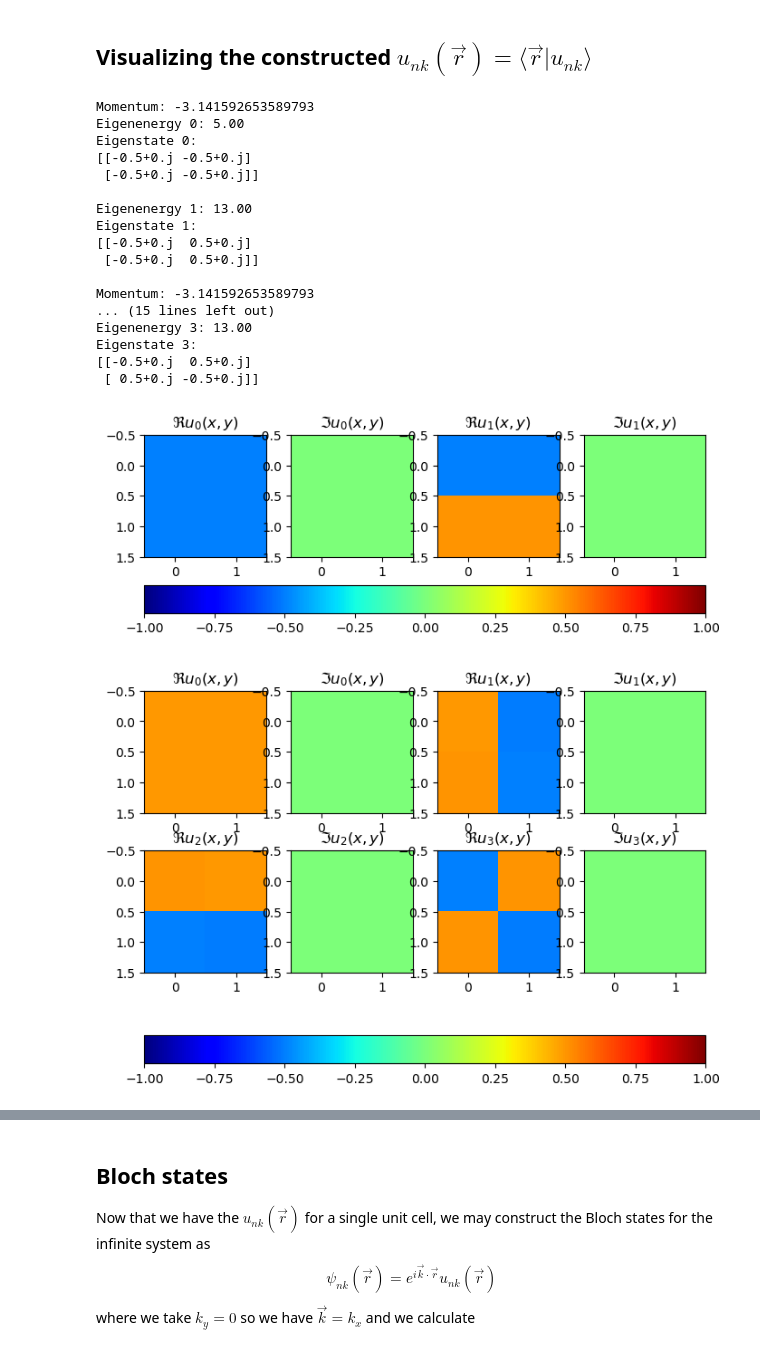
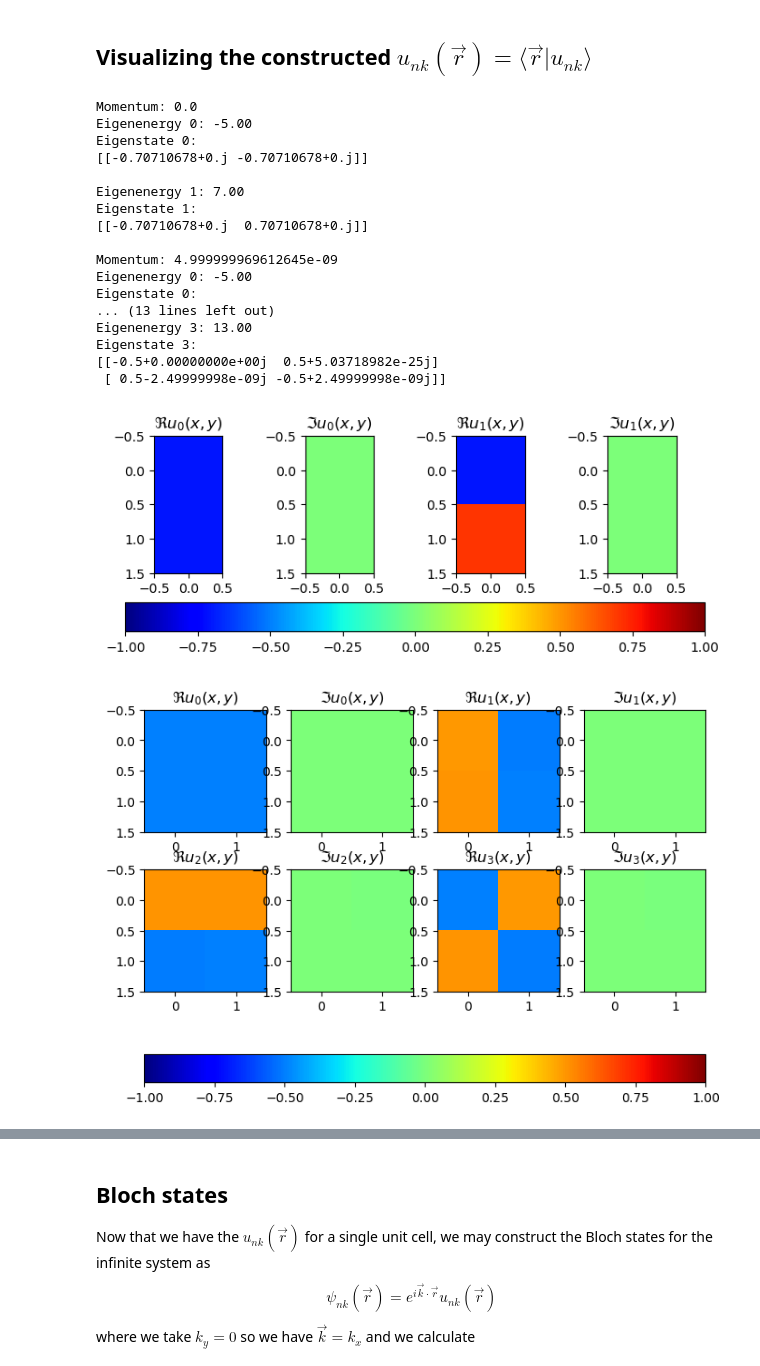
Before and after one commit to Jcrewse/helical-materials, a Jupyter notebook: kwant/ladder.ipynb, the cells around one changed output, grey strips where cells are left out. Saved outputs shown, nothing was run; the diff lists cells and outputs as text; code cells hidden in the pictures.

Commit message:
Bloch states restored. Unfolding to do.

```diff
--- a/kwant/ladder.ipynb
+++ b/kwant/ladder.ipynb
@@ -99,3 +108,14 @@ SC_sys = hamiltonian(a, b, width, hops, phi, N_phi)
+# %%
+# Create the systems for the primitive cell and super cell
+pc_sys = hamiltonian(a, b, width, hops, phi)
+SC_sys = hamiltonian(a, b, width, hops, phi, N_phi)
+
+# Retrieve positions
+pc_pos = np.array([site.pos for site in pc_sys.sites()])
+SC_pos = np.array([site.pos for site in SC_sys.sites()])
+
+pc_sys = pc_sys.finalized()
+SC_sys = SC_sys.finalized()
 # %% [markdown]
 ## Reciprocal lattice and the Brillouin zone
 A fundamental geometric consequence of performing calculations using supercells is the 'folding' of the Brillouin zone. For the simple supercell we consider here, scaling the primitive unit cell by the factor $N_{\phi}$ folds the primitive Brillouin zone (pbz) $N_{\phi}$ times, reducing the size of the super Brillouin zone (SBZ) by a factor $1/N_{\phi}$.
@@ -173,8 +207,8 @@ $$\begin{equation*}
 For our pbz/SBZ geometry we want to identify all wave vectors $\vec{K}$ which correspond to a folded $\vec{k}$. This is done by scanning through each $\vec{k}$ point in the pbz (the array `kpts`) and checking all supercell reciprocal lattice vectors $\vec{G}$ (within the finite, but large set we have defined) to see if the corresponding $\vec{K} = \vec{k} - \vec{G}$ falls within the SBZ we have defined. If the wave vector $\vec{K}$ is in the SBZ, we append that value to an array `Kpts` and the 'folding reciprocal lattice vector' $\vec{G}_i$ to an array `Gi`. Otherwise, we check another $\vec{G}$ until we have exhausted our reciprocal lattice vectors.
 # %%
 # Define the pbz wave vectors k
-N_kpts = 100
-kpts = np.linspace(-np.pi, np.pi, N_kpts)
+# Don't include -pi exactly to avoid double counting
+kpts = np.linspace(-np.pi+1e-8, np.pi, N_kpts)
 
 # Calculate super cell K points from the pbz k points
 def get_K_from_k(kpts, G_vecs, G0):
@@ -234,8 +265,7 @@ log.write('Eigenvector output \n\n')
 '''Solve the eigenvalue problem for both the primitive cell and the super cell.'''
 
 # Containters for E_n(k) and |u_nk> for both the pc and SC
-# pc_unk_ is the pc u_nk extended to the size of the SC
-pc_enk, pc_unk, SC_enk, SC_unk, pc_unk_ = [], [], [], [], []
+pc_enk, pc_unk, SC_enk, SC_unk = [], [], [], []
 
 for k in kpts:
     # Solve eigenvalue problem for the unit cell system
@@ -252,19 +282,9 @@ for k in kpts:
         log.write('pc_eigvecs - n = {} \n'.format(n) + str(pc_eigvecs[:,n]) + '\n')
     log.write('\n')
 
-    # Extend the primitive cell eigenstate for compatibility with overlap matrix calculations
-    pc_unk_ext = pc_eigvecs
-    for _ in range(N_phi-1):
-        pc_unk_ext = np.append(pc_unk_ext, pc_eigvecs, axis=0)
-
-    # Renormalize the extended primitive cell state
-    norm = np.sqrt(np.sum(np.conj(pc_unk_ext)*pc_unk_ext, axis=0))
-    pc_unk_ext = pc_unk_ext/norm
-
     # Append to total energy/state arrays
     pc_enk.append(pc_eigvals)
     pc_unk.append(pc_eigvecs)
-    pc_unk_.append(pc_unk_ext)
 
 
 for K in Kpts:
@@ -284,32 +304,24 @@ for K in Kpts:
 # NumPy array conversion
 pc_enk  = np.array(pc_enk)
 pc_unk  = np.array(pc_unk)
-pc_unk_ = np.array(pc_unk_)
 SC_enk  = np.array(SC_enk)
 SC_unk  = np.array(SC_unk)
 
+# Swap unk axis so they are indexed as (N_orbs, N_kpts, N_states)
 pc_unk  = np.swapaxes(pc_unk,  0, 1)
-pc_unk_ = np.swapaxes(pc_unk_, 0, 1)
 SC_unk  = np.swapaxes(SC_unk,  0, 1)
-
-# print(pc_unk[:,0,0])
-# print(pc_unk_[:,0,0])
-# print(SC_unk[:,0,0])
-
-#unk indexing now follows the convention: xx_unk shape = (Norbs, Nk, Nstates)
 # %% [markdown]
 ## Visualizing the constructed $u_{nk}(\vec{r}) = \langle \vec{r}|u_{nk}\rangle$
 # %%
-ki = 0
+ki = int(N_kpts/2)
 # Take a look at the first few eigenvectors for k=0
 fig = plt.figure(figsize = (8,6))
 ax_pc_unk = []
-print('Momentum: {}'.format(kpts[ki]))
+print('Momentum: {}'.format(np.round(kpts[ki])))
 for n in range(N_pc_states):
     # Pick out n-th eigenval/vec
     energy = pc_enk[ki, n]
     state  = np.array(np.array_split(pc_unk[:, ki, n], 1))
-    state  = np.array(np.array_split(pc_unk_[:, ki, n], N_phi))
 
     # User output
     print('Eigenenergy {}: {:3.2f}'.format(n, energy))
@@ -339,43 +351,43 @@ for n in range(N_SC_states):
     energy = SC_enk[ki, n]
     state  = np.array(np.array_split(SC_unk[:, ki, n], N_phi))
 
     # User output
     print('Eigenenergy {}: {:3.2f}'.format(n, energy))
     print('Eigenstate {}: \n'.format(n) + str(state) + '\n')
 
     # Plot onto real and imaginary axes
     ax_re = fig.add_subplot(2, N_SC_states, 2*n+1)
     ax_im = fig.add_subplot(2, N_SC_states, 2*(n+1))
     ax_re.set_title('$\Re u_{}(x,y)$'.format(n, kpts[ki]))
     ax_im.set_title('$\Im u_{}(x,y)$'.format(n, kpts[ki]))
     plot_unk = ax_re.imshow(np.real(state).transpose(), vmin=-1, vmax = 1, cmap = 'jet')
     plot_unk = ax_im.imshow(np.imag(state).transpose(), vmin=-1, vmax = 1, cmap = 'jet')
 
     # Add axes to array for colorbar placement
     ax_SC_unk.append(ax_re)
     ax_SC_unk.append(ax_im)
 
 # Create the color bar
 fig.colorbar(plot_unk, ax = ax_SC_unk[:], location = 'bottom')
 
 plt.show()
 # %% [output]
-Momentum: -3.141592653589793
-Eigenenergy 0: 5.00
+Momentum: 0.0
+Eigenenergy 0: -5.00
 Eigenstate 0:
-[[-0.5+0.j -0.5+0.j]
- [-0.5+0.j -0.5+0.j]]
+[[-0.70710678+0.j -0.70710678+0.j]]
 
-Eigenenergy 1: 13.00
+Eigenenergy 1: 7.00
 Eigenstate 1:
-[[-0.5+0.j  0.5+0.j]
- [-0.5+0.j  0.5+0.j]]
+[[-0.70710678+0.j  0.70710678+0.j]]
 
-Momentum: -3.141592653589793
-... (15 lines left out)
+Momentum: 4.999999969612645e-09
+Eigenenergy 0: -5.00
+Eigenstate 0:
+... (13 lines left out)
 Eigenenergy 3: 13.00
 Eigenstate 3:
-[[-0.5+0.j  0.5+0.j]
- [ 0.5+0.j -0.5+0.j]]
+[[-0.5+0.00000000e+00j  0.5+5.03718982e-25j]
+ [ 0.5-2.49999998e-09j -0.5+2.49999998e-09j]]
-[figure, old version]
+[figure, new version]
-[figure, old version]
+[figure, new version]
```
Also changed, not shown: parts of 16 cells of this notebook.
